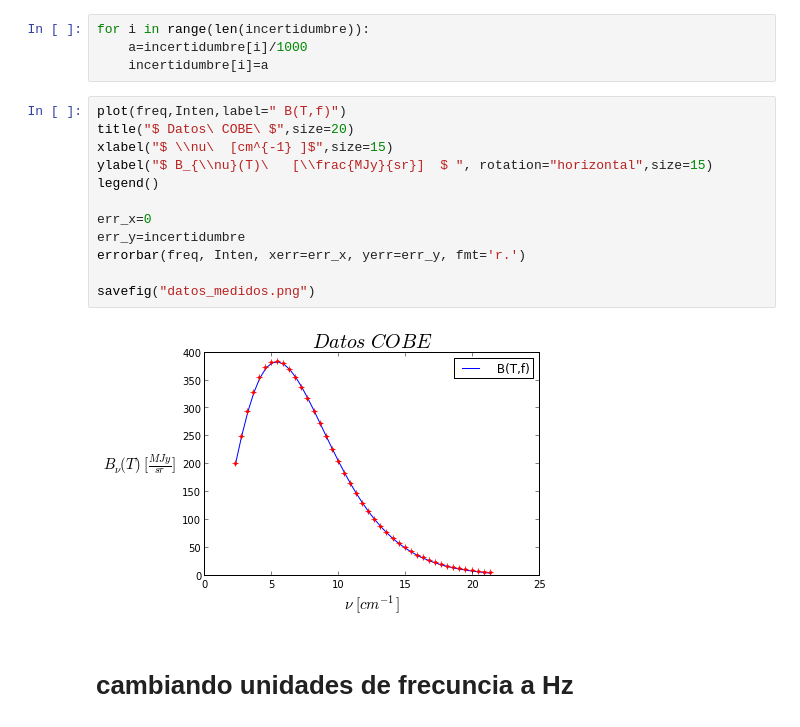
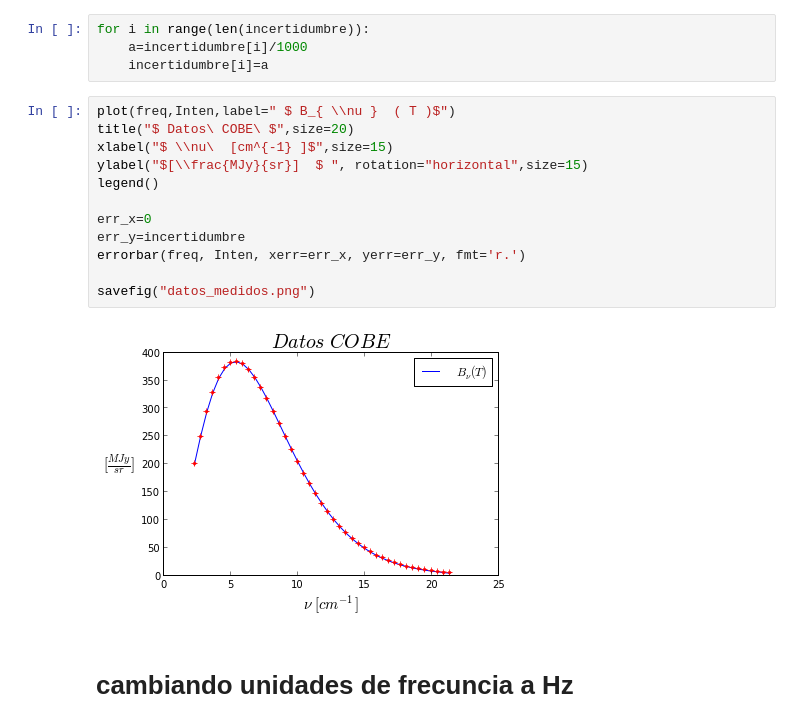
Before and after one commit to daniel-lozano/Termodinamica, a Jupyter notebook: cobe/Cobe.ipynb, the cells around one changed output. Drawn from its saved outputs; the diff is of its cells as text.

```diff
--- a/cobe/Cobe.ipynb
+++ b/cobe/Cobe.ipynb
@@ -36,19 +36,19 @@ for i in range(len(incertidumbre)):
     a=incertidumbre[i]/1000
     incertidumbre[i]=a
 # %%
-plot(freq,Inten,label=" B(T,f)")
+plot(freq,Inten,label=" $ B_{ \\nu }  ( T )$")
 title("$ Datos\ COBE\ $",size=20)
 xlabel("$ \\nu\  [cm^{-1} ]$",size=15)
-ylabel("$ B_{\\nu}(T)\   [\\frac{MJy}{sr}]  $ ", rotation="horizontal",size=15)
+ylabel("$[\\frac{MJy}{sr}]  $ ", rotation="horizontal",size=15)
 legend()
 
 err_x=0
 err_y=incertidumbre
 errorbar(freq, Inten, xerr=err_x, yerr=err_y, fmt='r.')
 
 savefig("datos_medidos.png")
 # %% [output]
-[figure, old version]
+[figure, new version]
 # %% [markdown]
 # cambiando unidades de frecuncia a Hz
 # %%
```
Also changed, not shown: parts of 5 cells of this notebook, 2 other files.
